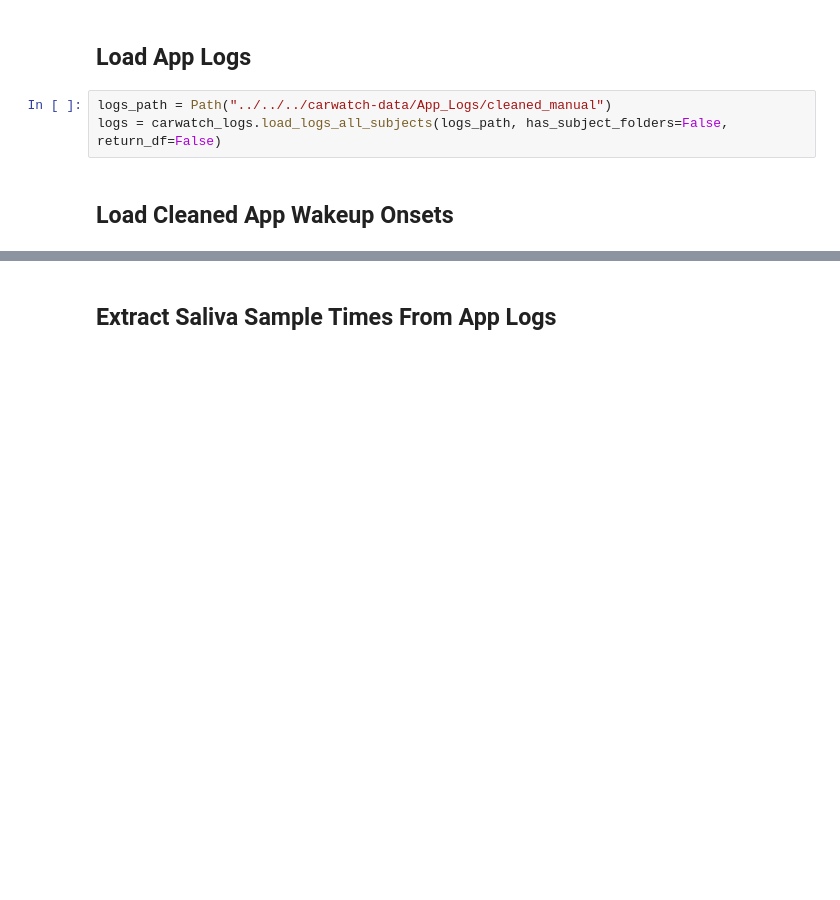
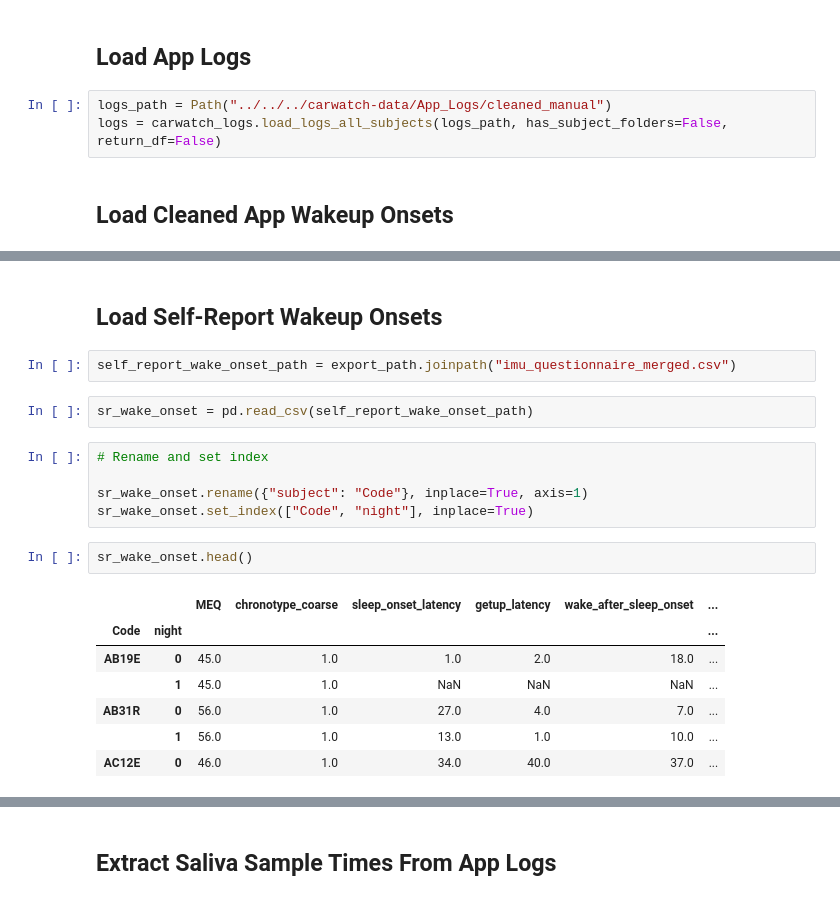
Before and after one commit to mad-lab-fau/carwatch-analysis, a Jupyter notebook: notebooks/data_processing/Saliva_Processing_App.ipynb, the cells around one changed output, grey strips where cells are left out. Cells and saved outputs as stored; diff of their text form; blank space fills up the shorter version.

```diff
--- a/notebooks/data_processing/Saliva_Processing_App.ipynb
+++ b/notebooks/data_processing/Saliva_Processing_App.ipynb
@@ -55,0 +80,21 @@ app_data.head()
+# %% [markdown]
+## Load Self-Report Wakeup Onsets
+# %%
+self_report_wake_onset_path = export_path.joinpath("imu_questionnaire_merged.csv")
+# %%
+sr_wake_onset = pd.read_csv(self_report_wake_onset_path)
+# %%
+# Rename and set index
+
+sr_wake_onset.rename({"subject": "Code"}, inplace=True, axis=1)
+sr_wake_onset.set_index(["Code", "night"], inplace=True)
+# %%
+sr_wake_onset.head()
+# %% [output]
+|  |  | MEQ | chronotype_coarse | sleep_onset_latency | getup_latency | wake_after_sleep_onset | ... |
+| Code | night |  |  |  |  |  | ... |
+| AB19E | 0 | 45.0 | 1.0 | 1.0 | 2.0 | 18.0 | ... |
+|  | 1 | 45.0 | 1.0 | NaN | NaN | NaN | ... |
+| AB31R | 0 | 56.0 | 1.0 | 27.0 | 4.0 | 7.0 | ... |
+|  | 1 | 56.0 | 1.0 | 13.0 | 1.0 | 10.0 | ... |
+| AC12E | 0 | 46.0 | 1.0 | 34.0 | 40.0 | 37.0 | ... |
```
Also changed, not shown: parts of 18 cells of this notebook, 4 other files.
